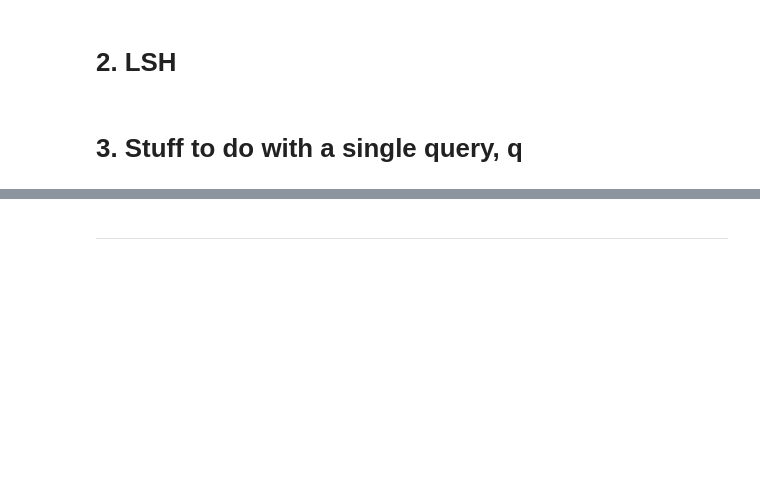
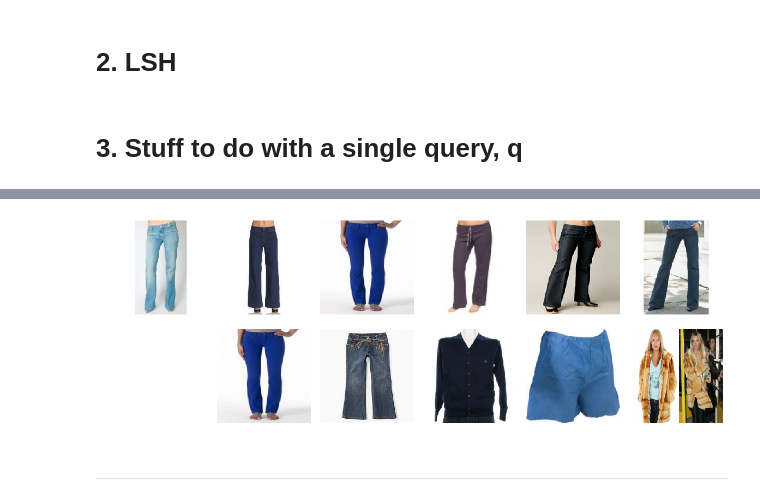
Before and after one commit to davidtag/cs166-project, a Jupyter notebook: Experiment_Starter.ipynb, the cells around one changed output, grey strips where cells are left out. Cells and saved outputs as stored; diff of their text form; code cells hidden in the pictures; blank space fills up the shorter version.

```diff
--- a/Experiment_Starter.ipynb
+++ b/Experiment_Starter.ipynb
@@ -144,2 +159,31 @@ model.exact_top_k(q,k)
+# %%
+QUERIES_PER_PLOT = 1
+PLOTS_PER_QUERY = 5
+
+fig,ax = plt.subplots(2*QUERIES_PER_PLOT,1+PLOTS_PER_QUERY,sharex=True,sharey=True,figsize=(20,7))
+
+for i in range(QUERIES_PER_PLOT):
+    base_row = 2*i
+
+    #Query
+    plt.sca(ax[base_row][0])
+    queries.plt_img(q_index)
+
+    #Turn off axis below query
+    ax[base_row+1][0].axis('off')
+
+    for j in range(PLOTS_PER_QUERY):
+        #Exact
+        plt.sca(ax[base_row][1+j])
+        data.plt_img(rank_0_opt[j])
+
+        #Approximate
+        plt.sca(ax[base_row+1][1+j])
+        data.plt_img(rank_3_lsh_ip[j])
+
+plt.subplots_adjust(wspace=0.1, hspace=0.1)
+plt.show()
+# %% [output]
+[figure, added]
 # %% [markdown]
 ---
```
Also changed, not shown: parts of 13 cells of this notebook, 2 other files.
